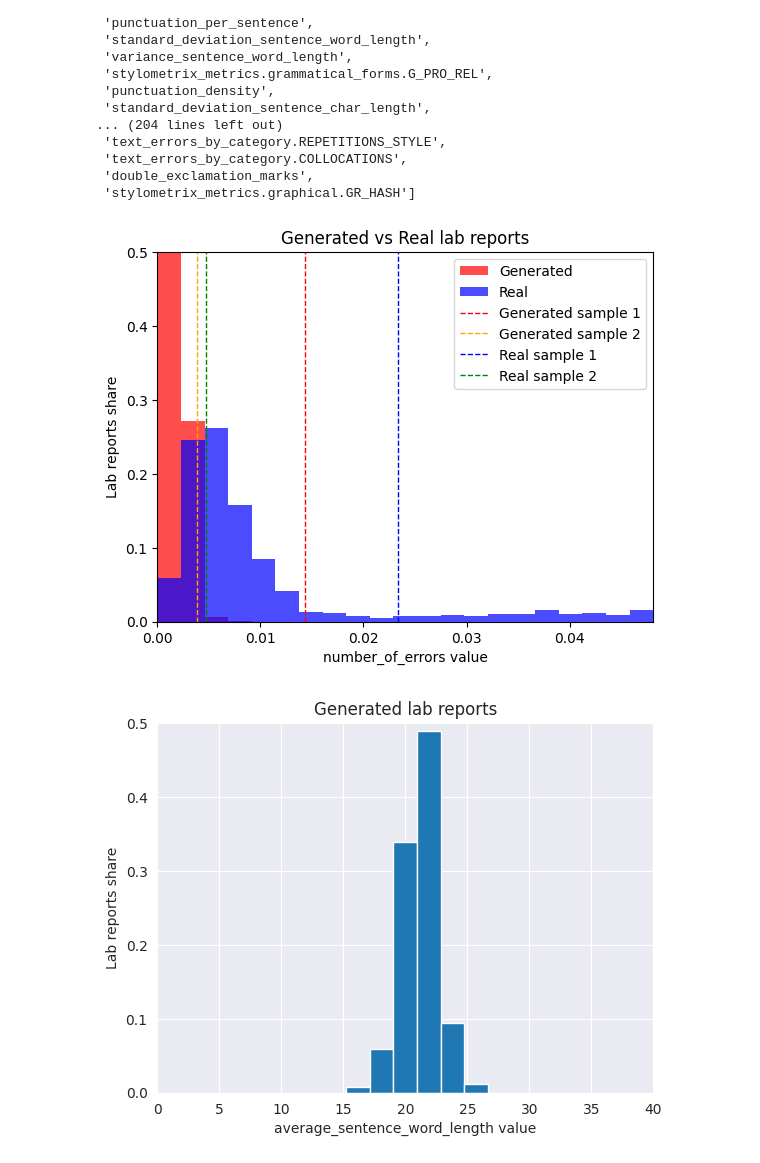
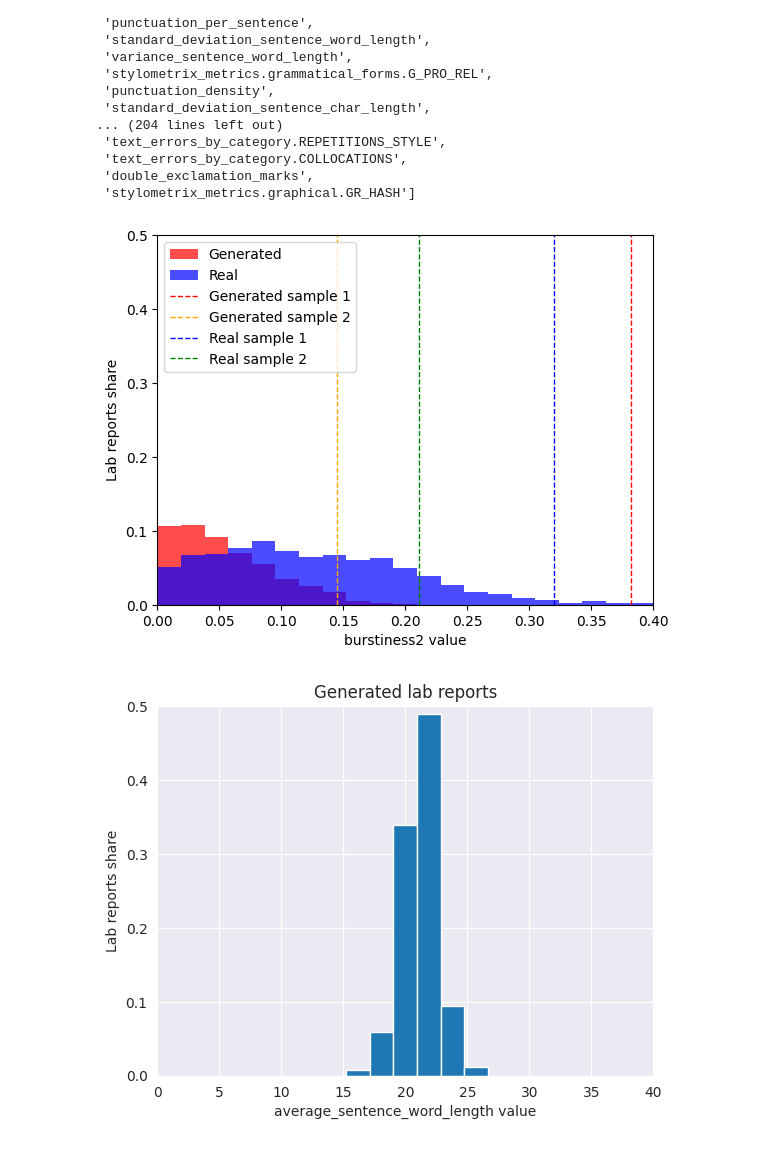
Before and after one commit to Erfantls/anti-gpt-checker, a Jupyter notebook: notebooks/ananas_attributes_analysis.ipynb, the cells around one changed output. Saved outputs shown, nothing was run; the diff lists cells and outputs as text; code cells hidden in the pictures.

```diff
--- a/notebooks/ananas_attributes_analysis.ipynb
+++ b/notebooks/ananas_attributes_analysis.ipynb
@@ -126,7 +126,7 @@ def plot_two_hists(data1, data2, title, metric_name="Metric", num_bin=21, min_va
             plt.axvline(additional_values[1], color='orange', linestyle='--', linewidth=1, label='Generated sample 2')
             plt.axvline(additional_values[2], color='blue', linestyle='--', linewidth=1, label='Real sample 1')
             plt.axvline(additional_values[3], color='green', linestyle='--', linewidth=1, label='Real sample 2')
-    plt.title(title)
+    #plt.title(title)
     plt.xlim([min_value, max_value])
     plt.ylim(top=top)
     plt.xlabel(f'{metric_name} value')
@@ -140,7 +140,7 @@ def compare_2_hists(attribute_name: str, min_value=None, max_value=None, top=0.4
     if min_value is None:
         min_value = 0# min(min(data_gen), min(data_real))
     if max_value is None:
-        max_value = max(np.percentile(data_gen, 99), np.percentile(data_real, 99))
+        max_value = max(np.percentile(data_gen, 95), np.percentile(data_real, 95))
 
     if not one_hist:
         hist_attribute(data_gen, f'Generated lab reports', min_value=min_value, max_value=max_value, metric_name=attribute_name, top=top, num_bin=num_bin, file_name=f"{attribute_name}_gen")
@@ -148,14 +148,14 @@ def compare_2_hists(attribute_name: str, min_value=None, max_value=None, top=0.4
     else:
         plot_two_hists(data_gen, data_real, f'Generated vs Real lab reports', metric_name=attribute_name, min_value=min_value, max_value=max_value, top=top, num_bin=num_bin, additional_values=additional_values)
 # %%
-attribute_name = 'number_of_errors'
+attribute_name = 'burstiness2'
 gen_values = generated_flat_dict_to_compare[0][0][attribute_name]
 real_values = real_flat_dict_to_compare[0][0][attribute_name]
 gen_values2 = generated_flat_dict_to_compare2[0][0][attribute_name]
 real_values2 = real_flat_dict_to_compare2[0][0][attribute_name]
-compare_2_hists(attribute_name, top=0.5, one_hist=True, additional_values=[gen_values, gen_values2, real_values, real_values2])
+compare_2_hists(attribute_name, top=0.5, max_value=0.4, one_hist=True, additional_values=[gen_values, gen_values2, real_values, real_values2])
 # %% [output]
-[figure, old version]
+[figure, new version]
 # %%
 compare_2_hists('average_sentence_word_length', min_value=0, max_value=40, top=0.5)
 # %% [output]
```
